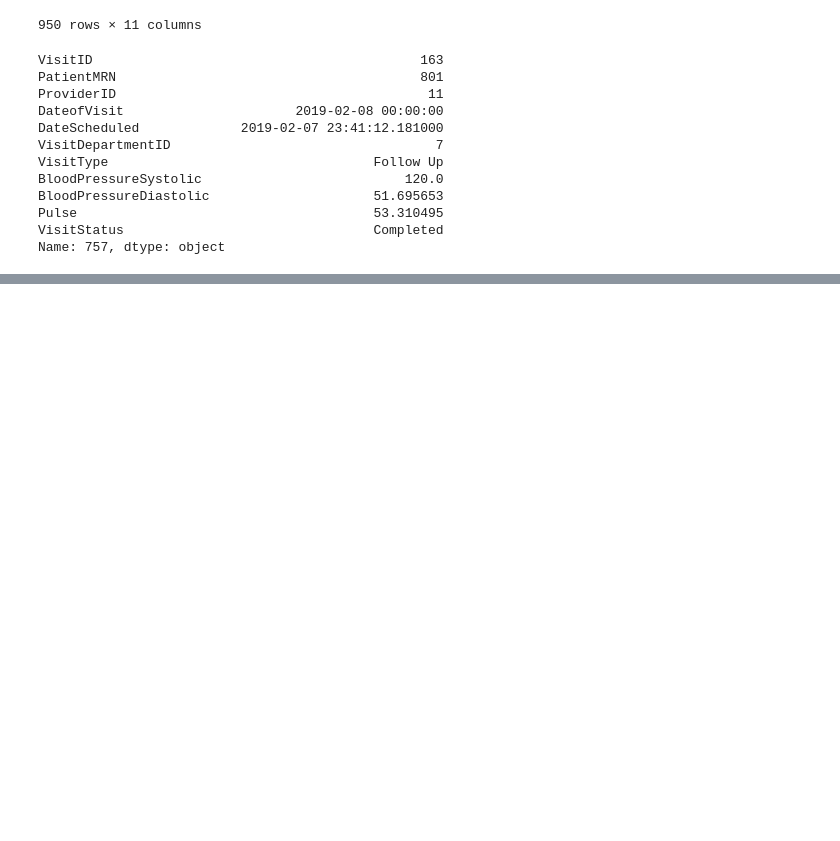
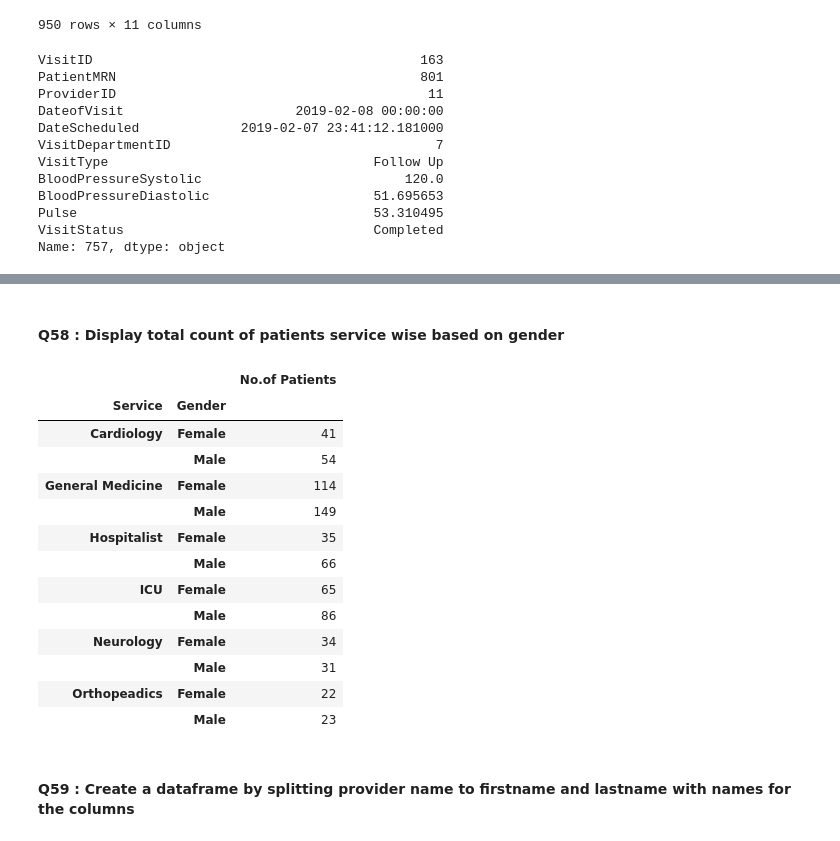
Before and after one commit to python-rangers/nnhackathon, a Jupyter notebook: Hackathon_solutions.ipynb, the cells around one changed output, grey strips where cells are left out. Cells and saved outputs as stored; diff of their text form; code cells hidden in the pictures; blank space fills up the shorter version.

```diff
--- a/Hackathon_solutions.ipynb
+++ b/Hackathon_solutions.ipynb
@@ -569,0 +609,24 @@ Name: 757, dtype: object
+# %% [markdown]
+#### Q58 : Display total count of patients service wise based on gender
+# %%
+merged_df = patients_df.merge(readmit_df, how = 'inner', on = ['PatientID'])
+gen_df = merged_df[['PatientID','Service','Gender']].groupby(['Service','Gender']).count()
+gen_df.rename(columns = {'PatientID':'No.of Patients'}, inplace = True)
+gen_df
+# %% [output]
+|  |  | No.of Patients |
+| Service | Gender |  |
+| Cardiology | Female | 41 |
+|  | Male | 54 |
+| General Medicine | Female | 114 |
+|  | Male | 149 |
+| Hospitalist | Female | 35 |
+|  | Male | 66 |
+| ICU | Female | 65 |
+|  | Male | 86 |
+| Neurology | Female | 34 |
+|  | Male | 31 |
+| Orthopeadics | Female | 22 |
+|  | Male | 23 |
+# %% [markdown]
+#### Q59 : Create a dataframe by splitting provider name to firstname and lastname with names for the columns
```
Also changed, not shown: parts of 19 cells of this notebook.
